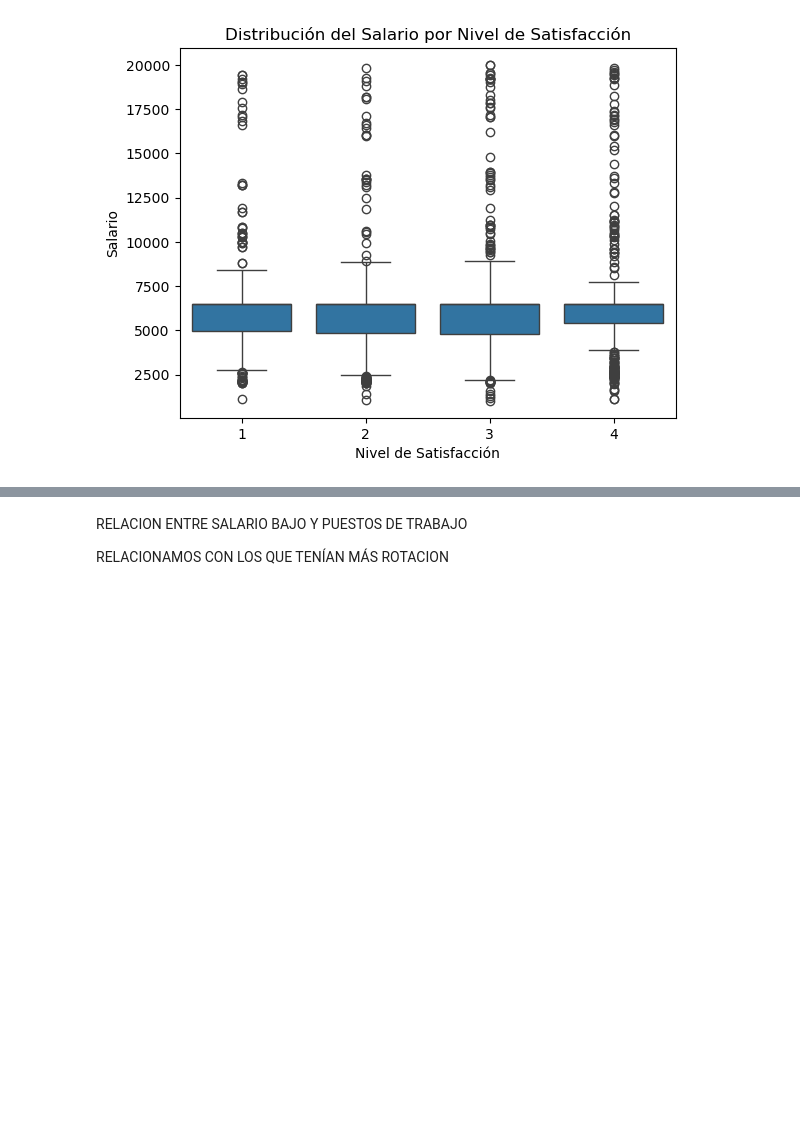
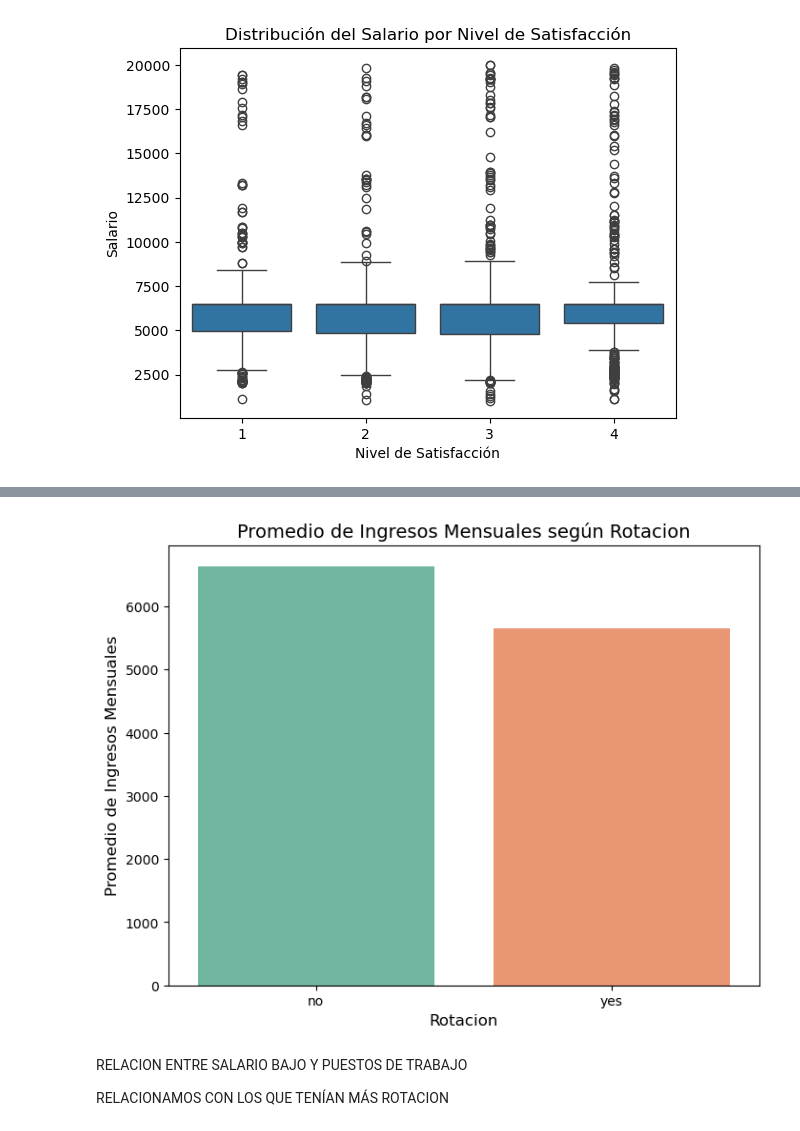
Before and after one commit to Adalab/proyecto-da-promo-c-modulo-3-team-1, a Jupyter notebook: proyecto3_equipo1.ipynb, the cells around one changed output, grey strips where cells are left out. Saved outputs shown, nothing was run; the diff lists cells and outputs as text; code cells hidden in the pictures; blank space fills up the shorter version.

```diff
--- a/proyecto3_equipo1.ipynb
+++ b/proyecto3_equipo1.ipynb
@@ -1928,0 +1975,13 @@ Como p-value mayor que 0.05, no hay diferencia significativa en el salario de lo
+# %%
+mean_income = df2.groupby('Attrition')['Monthly_Income'].mean().reset_index()
+
+plt.figure(figsize=(8, 6))
+sns.barplot(x='Attrition', y='Monthly_Income', data=mean_income, palette="Set2")
+
+plt.title('Promedio de Ingresos Mensuales según Rotacion', fontsize=14)
+plt.xlabel('Rotacion', fontsize=12)
+plt.ylabel('Promedio de Ingresos Mensuales', fontsize=12)
+
+plt.show()
+# %% [output]
+[figure, added]
```
Also changed, not shown: parts of 18 cells of this notebook.
